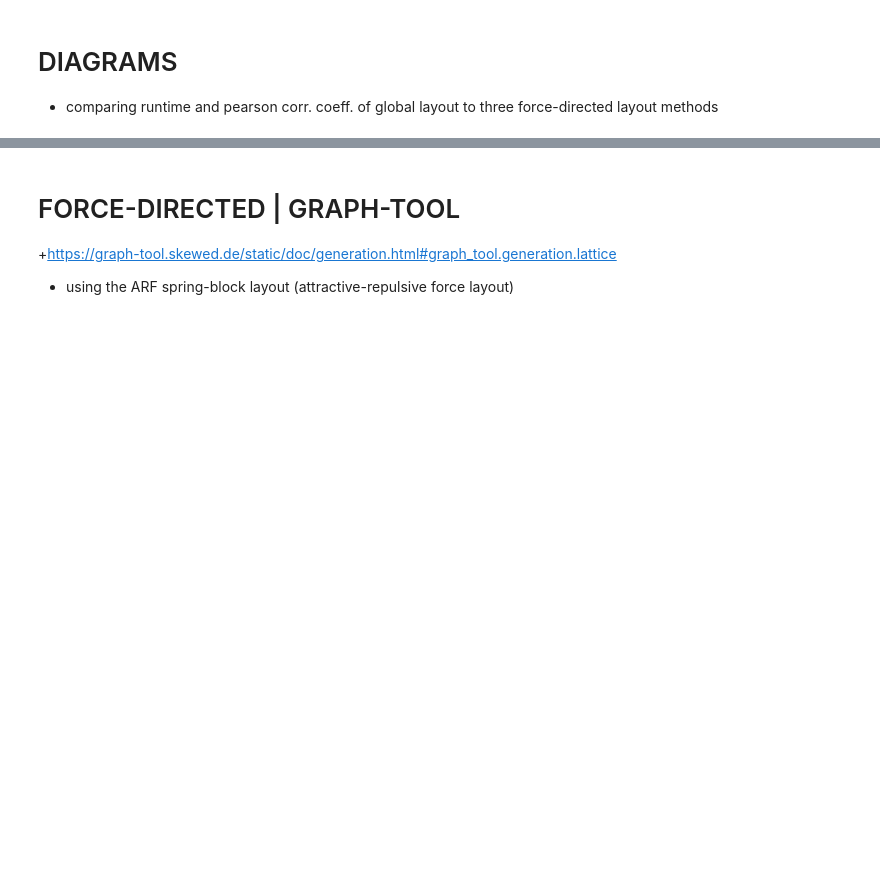
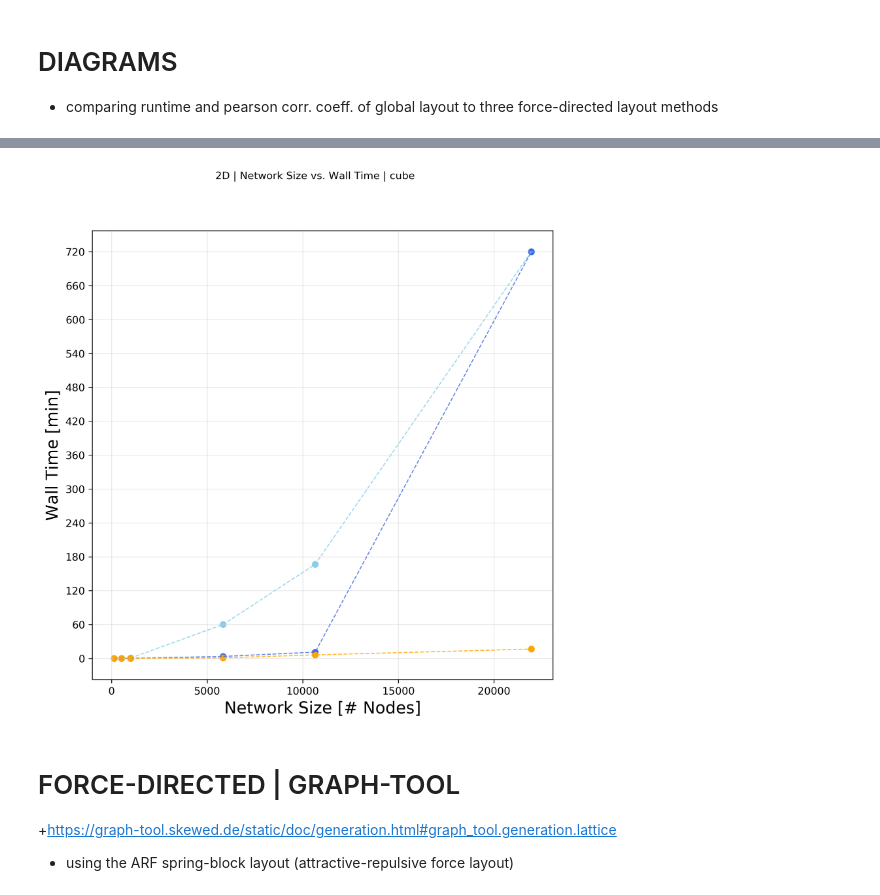
Before and after one commit to menchelab/CartoGRAPHs, a Jupyter notebook: benchmark/benchmarks_UPSCALED-3DCUBE.ipynb, the cells around one changed output, grey strips where cells are left out. Saved outputs shown, nothing was run; the diff lists cells and outputs as text; code cells hidden in the pictures; blank space fills up the shorter version.

```diff
--- a/benchmark/benchmarks_UPSCALED-3DCUBE.ipynb
+++ b/benchmark/benchmarks_UPSCALED-3DCUBE.ipynb
@@ -11,3 +11,6 @@ _________
 # %% [markdown]
 # FILE INPUT
 + precalculated network distances
+# %%
+organism = 'cube'
+net_sizes = [125, 512, 1000, 5832, 10648, 21952]
@@ -809,3 +990,28 @@ fig.savefig('../output_plots/benchmark/upscaledNEW_2D_CorrNetsize_'+feature+'_'+
+# %%
+fig = plt.figure(figsize=(8,8), dpi=300)
+
+plt.xlabel("Network Size [# Nodes]", fontsize=labelsize)
+plt.yticks([0,60,120,180,240,300,360,420,480,540,600,660,720])
+plt.ylabel("Wall Time [min]", fontsize=labelsize)
+
+plt.plot(x_nx,y_nx, '--', c = 'skyblue', alpha = 0.8, linewidth=1)
+plt.scatter(x_nx,y_nx, c = 'skyblue', s = 30, alpha = 1.0)
+
+plt.plot(x_ig,y_ig, '--', c = 'royalblue', alpha = 0.8, linewidth=1)
+plt.scatter(x_ig,y_ig, c = 'royalblue', s = 30, alpha = 1.0)
+
+plt.plot(x_layout,y_layout, '--', c = 'orange', alpha = 0.8, linewidth=1)
+plt.scatter(x_layout,y_layout, c = 'orange', s = 30, alpha = 1.0)
+
+#plt.plot(x_nodevec,y_nodevec, '--', c = 'orangered', alpha = 0.8, linewidth=1)
+#plt.scatter(x_nodevec,y_nodevec, c = 'orangered', s = 30, alpha = 1.0)
+
+plt.grid(True, c='lightgrey', alpha=0.5)
+plt.suptitle('2D | Network Size vs. Wall Time | '+organism, fontsize=10)
+
+fig.savefig('../output_plots/benchmark/upscaledNEW_2D_TimeNetsize_'+organism+'_ig_nx.png')
+# %% [output]
+[figure, added]
 # %% [markdown]
 # FORCE-DIRECTED | GRAPH-TOOL
 +https://graph-tool.skewed.de/static/doc/generation.html#graph_tool.generation.lattice
```
Also changed, not shown: parts of 26 cells of this notebook, 4 other files.
